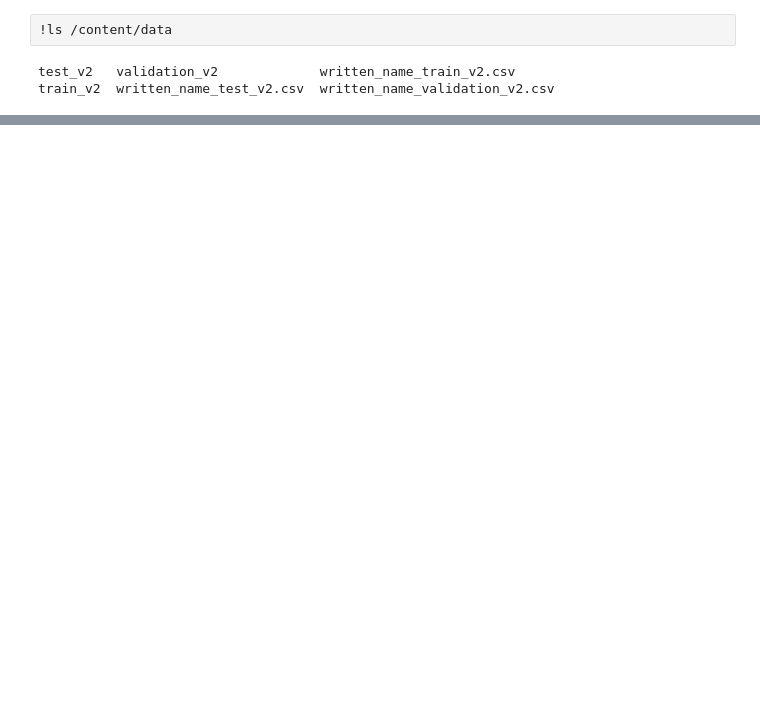
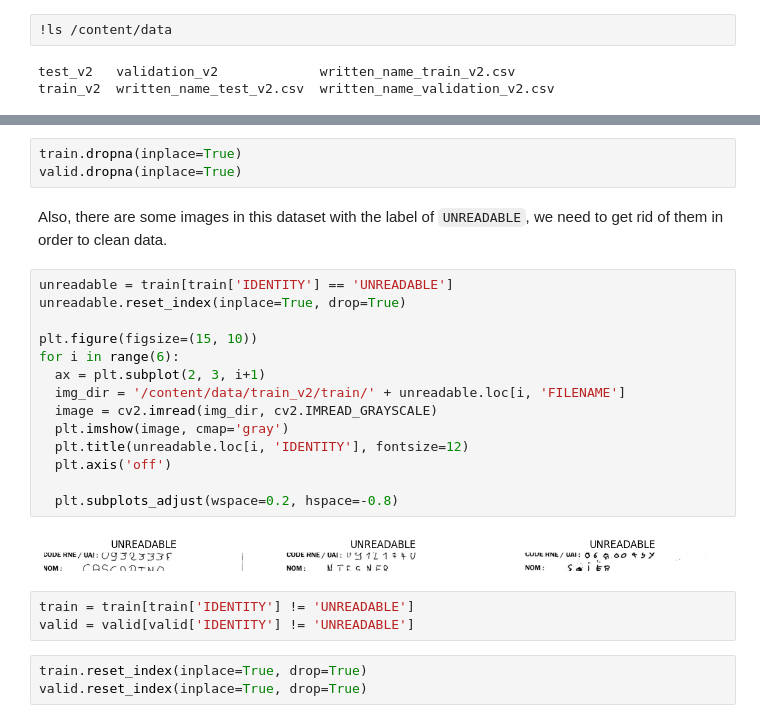
Before and after one commit to 21Ovi/NoteVision, a Jupyter notebook: NoteVision.ipynb, the cells around one changed output, grey strips where cells are left out. Saved outputs shown, nothing was run; the diff lists cells and outputs as text; blank space fills up the shorter version.

```diff
--- a/NoteVision.ipynb
+++ b/NoteVision.ipynb
@@ -129,0 +120,27 @@ image_tensors
+# %%
+train.dropna(inplace=True)
+valid.dropna(inplace=True)
+# %% [markdown]
+Also, there are some images in this dataset with the label of `UNREADABLE`, we need to get rid of them in order to clean data.
+# %%
+unreadable = train[train['IDENTITY'] == 'UNREADABLE']
+unreadable.reset_index(inplace=True, drop=True)
+
+plt.figure(figsize=(15, 10))
+for i in range(6):
+  ax = plt.subplot(2, 3, i+1)
+  img_dir = '/content/data/train_v2/train/' + unreadable.loc[i, 'FILENAME']
+  image = cv2.imread(img_dir, cv2.IMREAD_GRAYSCALE)
+  plt.imshow(image, cmap='gray')
+  plt.title(unreadable.loc[i, 'IDENTITY'], fontsize=12)
+  plt.axis('off')
+
+  plt.subplots_adjust(wspace=0.2, hspace=-0.8)
+# %% [output]
+[figure, added]
+# %%
+train = train[train['IDENTITY'] != 'UNREADABLE']
+valid = valid[valid['IDENTITY'] != 'UNREADABLE']
+# %%
+train.reset_index(inplace=True, drop=True)
+valid.reset_index(inplace=True, drop=True)
```
Also changed, not shown: parts of 15 cells of this notebook.
